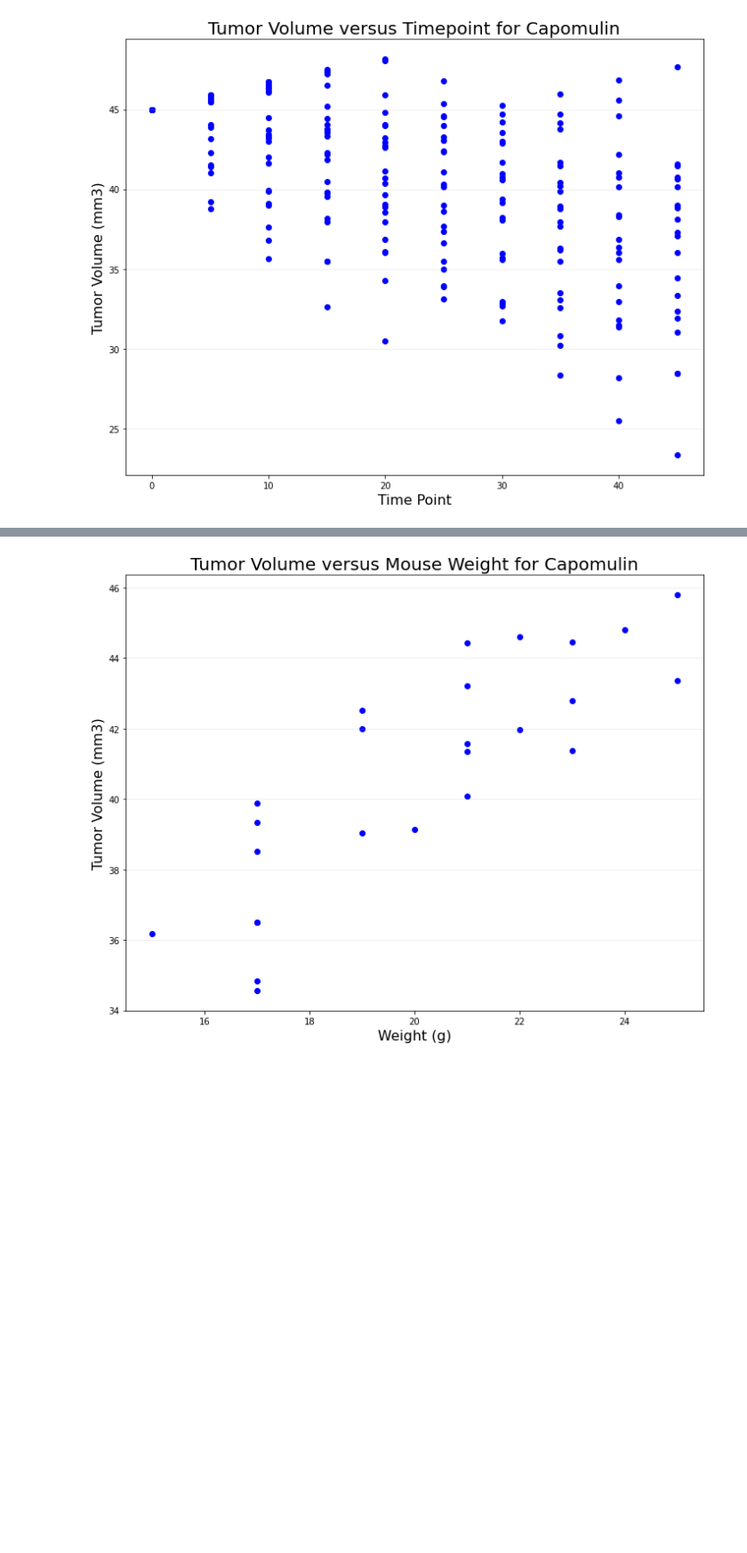
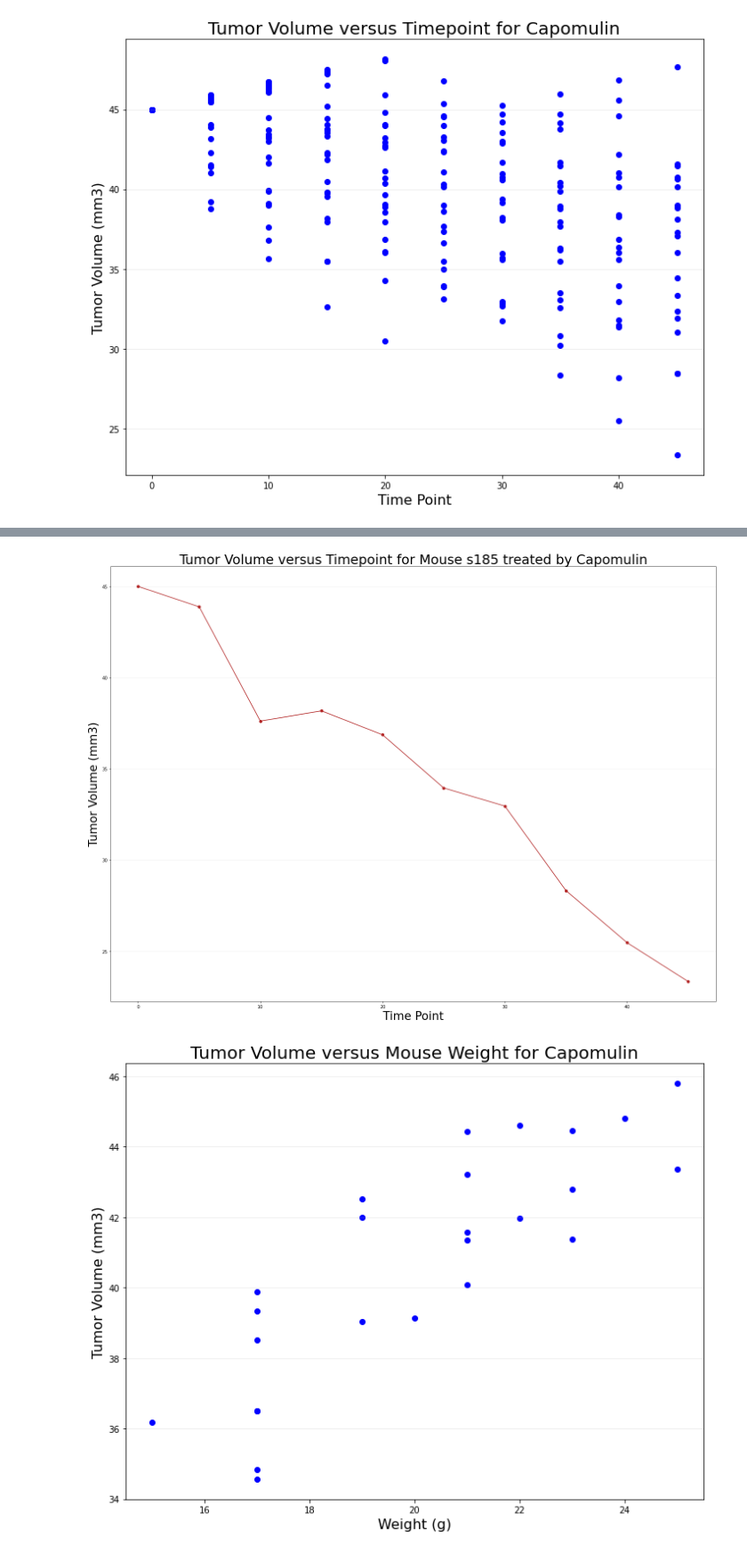
Before and after one commit to sajid1760/SMU_Data_Bootcamp_Homework_September19, a Jupyter notebook: 05-Matplotlib/Instructions/Pymaceuticals/pymaceuticals_starter-Copy1.ipynb, the cells around one changed output, grey strips where cells are left out. Shown: that part at 89% size. Drawn from its saved outputs; the diff is of its cells as text; code cells hidden in the pictures; blank space fills up the shorter version.

```diff
--- a/05-Matplotlib/Instructions/Pymaceuticals/pymaceuticals_starter-Copy1.ipynb
+++ b/05-Matplotlib/Instructions/Pymaceuticals/pymaceuticals_starter-Copy1.ipynb
@@ -461,0 +463,3 @@ plt.show()
+# %%
+dfjydata = dfj2.loc[dfj2["Drug Regimen"] == "Capomulin"]
+dfjydata.head()
@@ -461,0 +480,6 @@ plt.show()
+# %%
+# I choose Mouse ID s185 for my mouse
+
+dfjydata_s185 = dfjydata.loc[dfjydata["Mouse ID"] == 's185']
+
+dfjydata_s185
@@ -462,3 +498,16 @@ plt.show()
+# %%
+xdata_s185 = dfjydata_s185["Timepoint"].values
+ydata_s185 = dfjydata_s185["Tumor Volume (mm3)"].values
+
+plt.xlabel("Time Point", fontsize = 26)
+plt.ylabel("Tumor Volume (mm3)", fontsize = 26)
+plt.title("Tumor Volume versus Timepoint for Mouse s185 treated by Capomulin", fontsize = 30)
+
+plt.plot(xdata_s185, ydata_s185, color = "firebrick", marker = 'o')
+plt.grid(axis="y", alpha=0.25)
+plt.show()
+# %% [output]
+[figure, added]
 # %%
 # Generate a scatter plot of average tumor volume vs. mouse weight for the Capomulin regimen
 
```
Also changed, not shown: parts of 4 cells of this notebook.
